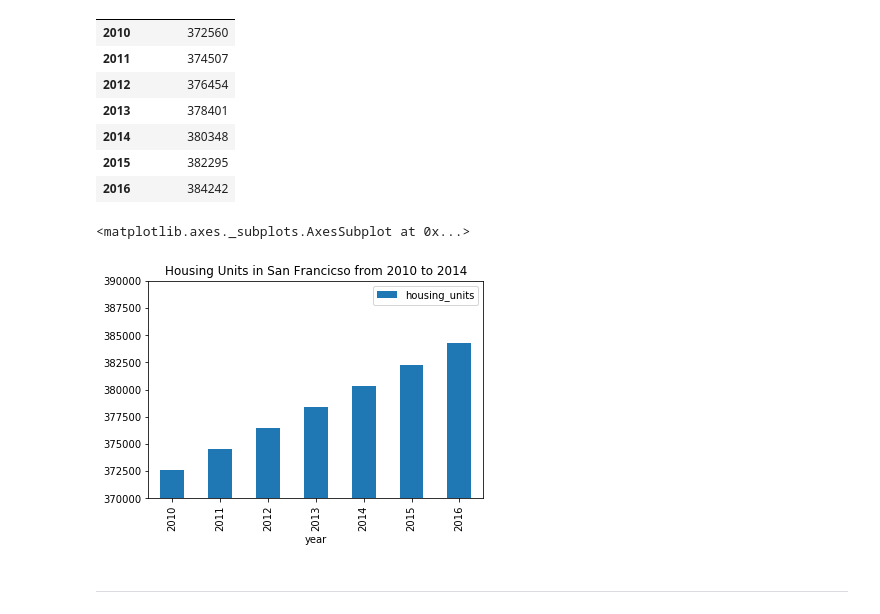
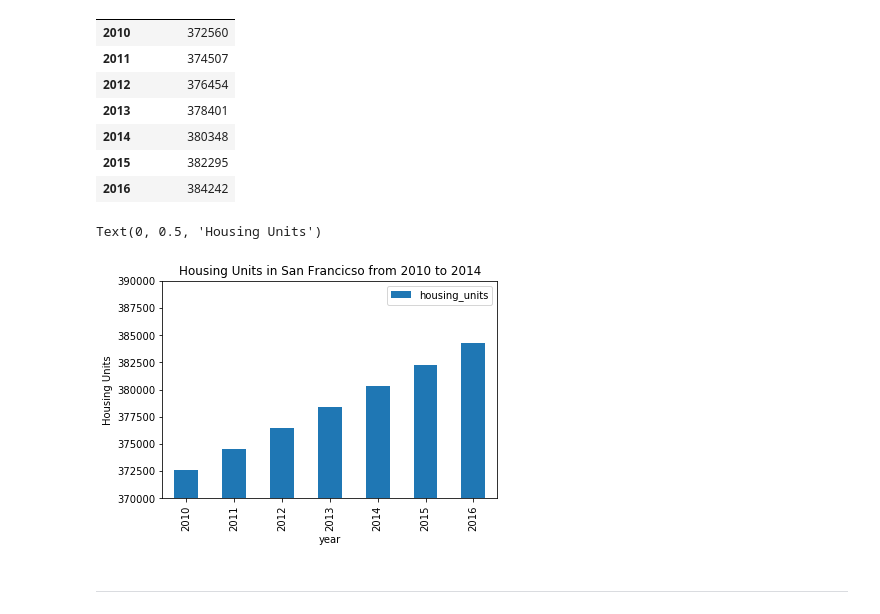
Before and after one commit to iAmSeanzie/WhatTheSFO, a Jupyter notebook: rental_analysis.ipynb, the cells around one changed output. Drawn from its saved outputs; the diff is of its cells as text; code cells hidden in the pictures.

```diff
--- a/rental_analysis.ipynb
+++ b/rental_analysis.ipynb
@@ -81,16 +81,17 @@ sfo_year.to_csv('sfo_year.csv')
 # %%
 # Use the Pandas plot function to plot the average housing units per year.
 # Note: You will need to manually adjust the y limit of the chart using the min and max values from above.
-sfo_year.plot.bar(y=['housing_units'],
+housing_units = sfo_year.plot.bar(y=['housing_units'],
                   ylim=(370000,390000),
                   title="Housing Units in San Francicso from 2010 to 2014",
-#                  set_ylabel=("Housing Units")
                  )
+housing_units.set_ylabel("Housing Units")
+
 # Optional Challenge: Use the min, max, and std to scale the y limits of the chart
 # YOUR CODE HERE!
 # %% [output]
-<matplotlib.axes._subplots.AxesSubplot at 0x...>
+Text(0, 0.5, 'Housing Units')
-[figure, old version]
+[figure, new version]
 # %% [markdown]
 - - -
 # %% [markdown]
```
Also changed, not shown: parts of 8 cells of this notebook.
